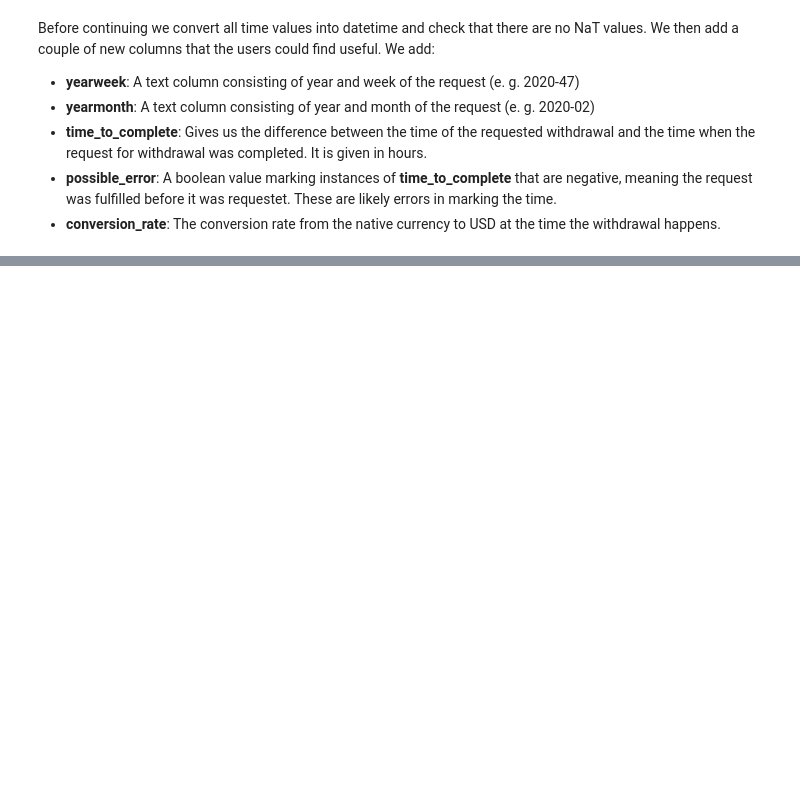
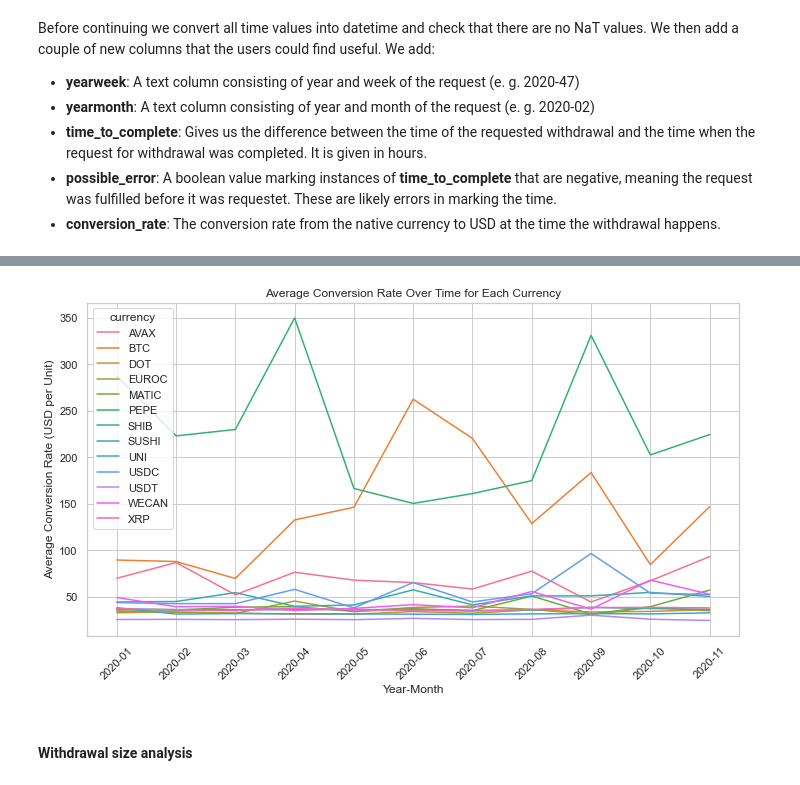
Before and after one commit to njenko/BItstamp-Assesment, a Jupyter notebook: Task 1/Bitstamp_Assignment_Task1.ipynb, the cells around one changed output, grey strips where cells are left out. Drawn from its saved outputs; the diff is of its cells as text; code cells hidden in the pictures; blank space fills up the shorter version.

Commit message:
analysis up to user analysis

```diff
--- a/Task 1/Bitstamp_Assignment_Task1.ipynb
+++ b/Task 1/Bitstamp_Assignment_Task1.ipynb
@@ -246,0 +382,18 @@ df.to_csv('Outputs/task_1_earn_cleaned.csv', index=False)
+# %%
+# Make a graph showing all currency conversion rates over time (using yeramonth as x-axis) showing the range of values like you did in the first graph generated (that is now deleted)
+# Calculate the average conversion rate for each currency and yearmonth
+conversion_rate_avg_monthly = df.groupby(['currency', 'yearmonth'])['conversion_rate'].mean().reset_index()
+
+# Create a line plot for the average conversion rate over time for each currency
+plt.figure(figsize=(10, 6))
+sns.lineplot(data=conversion_rate_avg_monthly, x='yearmonth', y='conversion_rate', hue='currency', ci='sd')
+plt.title('Average Conversion Rate Over Time for Each Currency')
+plt.xlabel('Year-Month')
+plt.ylabel('Average Conversion Rate (USD per Unit)')
+plt.xticks(rotation=45)
+plt.tight_layout()
+plt.show()
+# %% [output]
+[figure, added]
+# %% [markdown]
+#### Withdrawal size analysis
```
Also changed, not shown: parts of 27 cells of this notebook, 3 other files.
